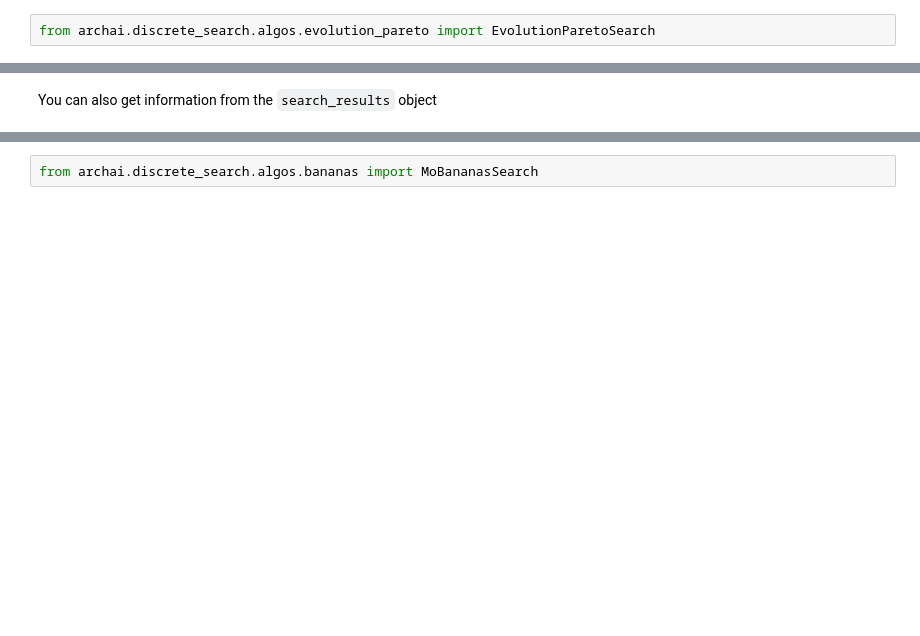
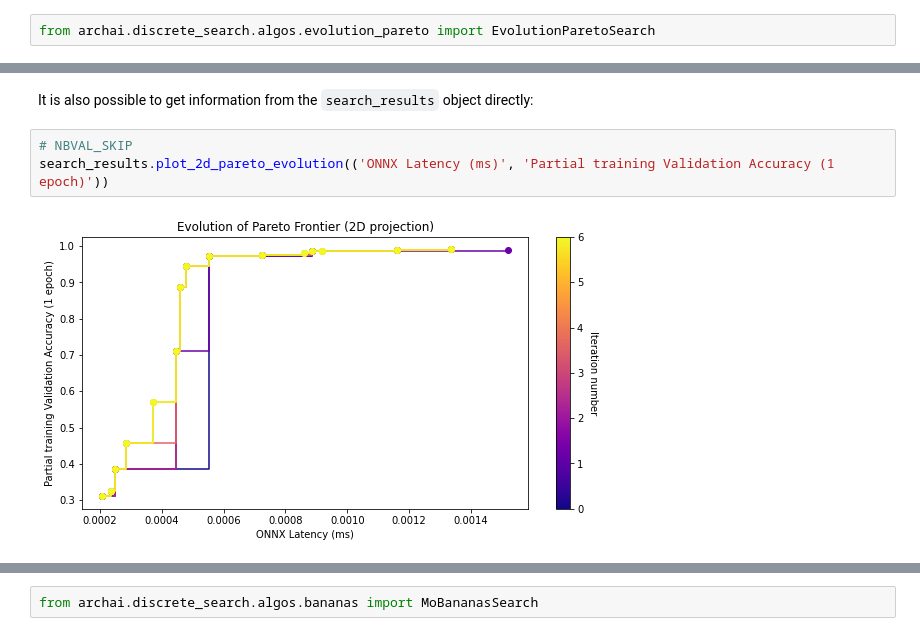
Before and after one commit to microsoft/archai, a Jupyter notebook: docs/basic_guide/notebooks/discrete_search/search_algos.ipynb, the cells around one changed output, grey strips where cells are left out. Saved outputs shown, nothing was run; the diff lists cells and outputs as text; blank space fills up the shorter version.

```diff
--- a/docs/basic_guide/notebooks/discrete_search/search_algos.ipynb
+++ b/docs/basic_guide/notebooks/discrete_search/search_algos.ipynb
@@ -386,6 +486,11 @@ search_state_3.csv
 search_state_4.csv
 search_state_5.csv
 # %% [markdown]
-You can also get information from the `search_results` object
+It is also possible to get information from the `search_results` object directly:
+# %%
+# NBVAL_SKIP
+search_results.plot_2d_pareto_evolution(('ONNX Latency (ms)', 'Partial training Validation Accuracy (1 epoch)'))
+# %% [output]
+[figure, added]
 # %%
 # NBVAL_SKIP
```
Also changed, not shown: parts of 54 cells of this notebook, 2 other files.
